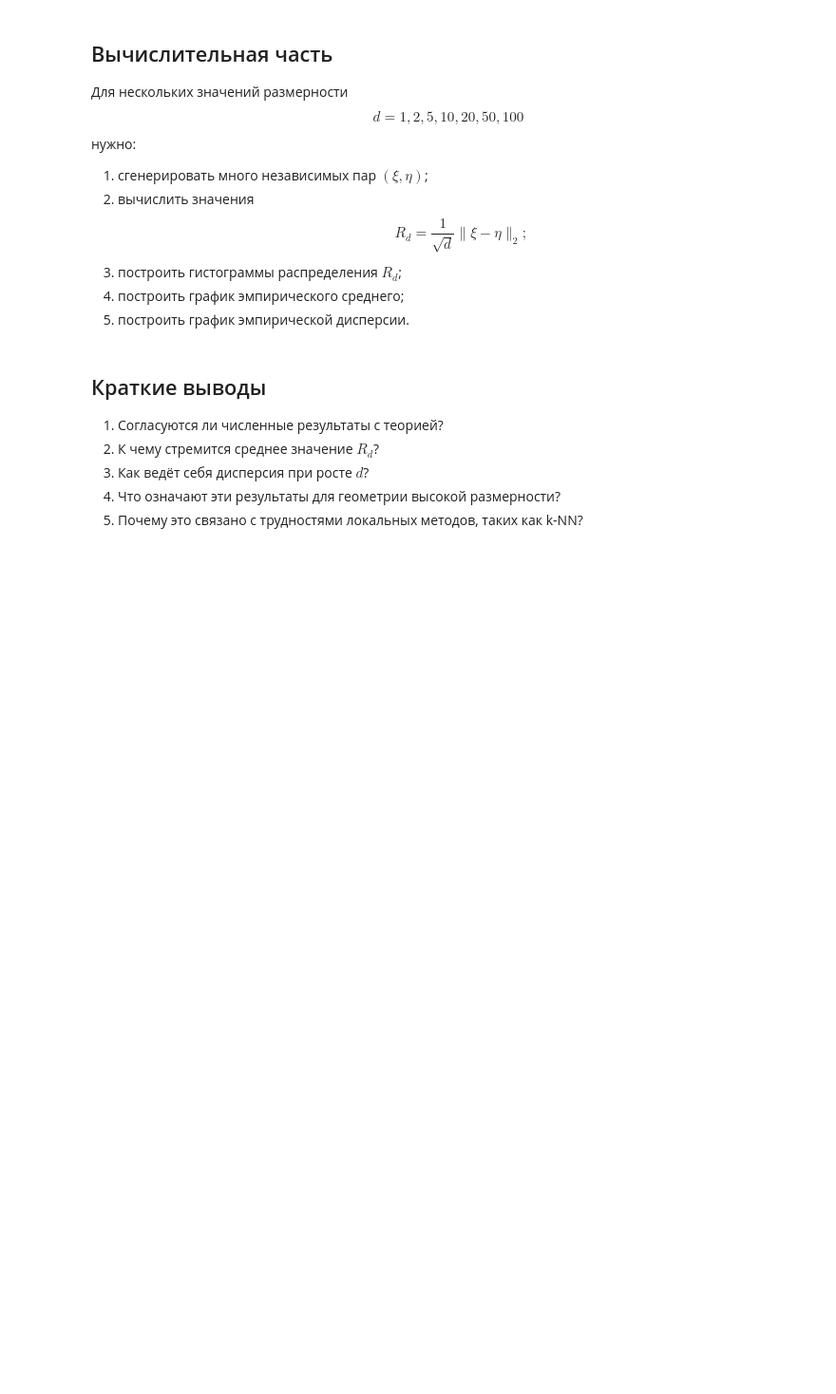
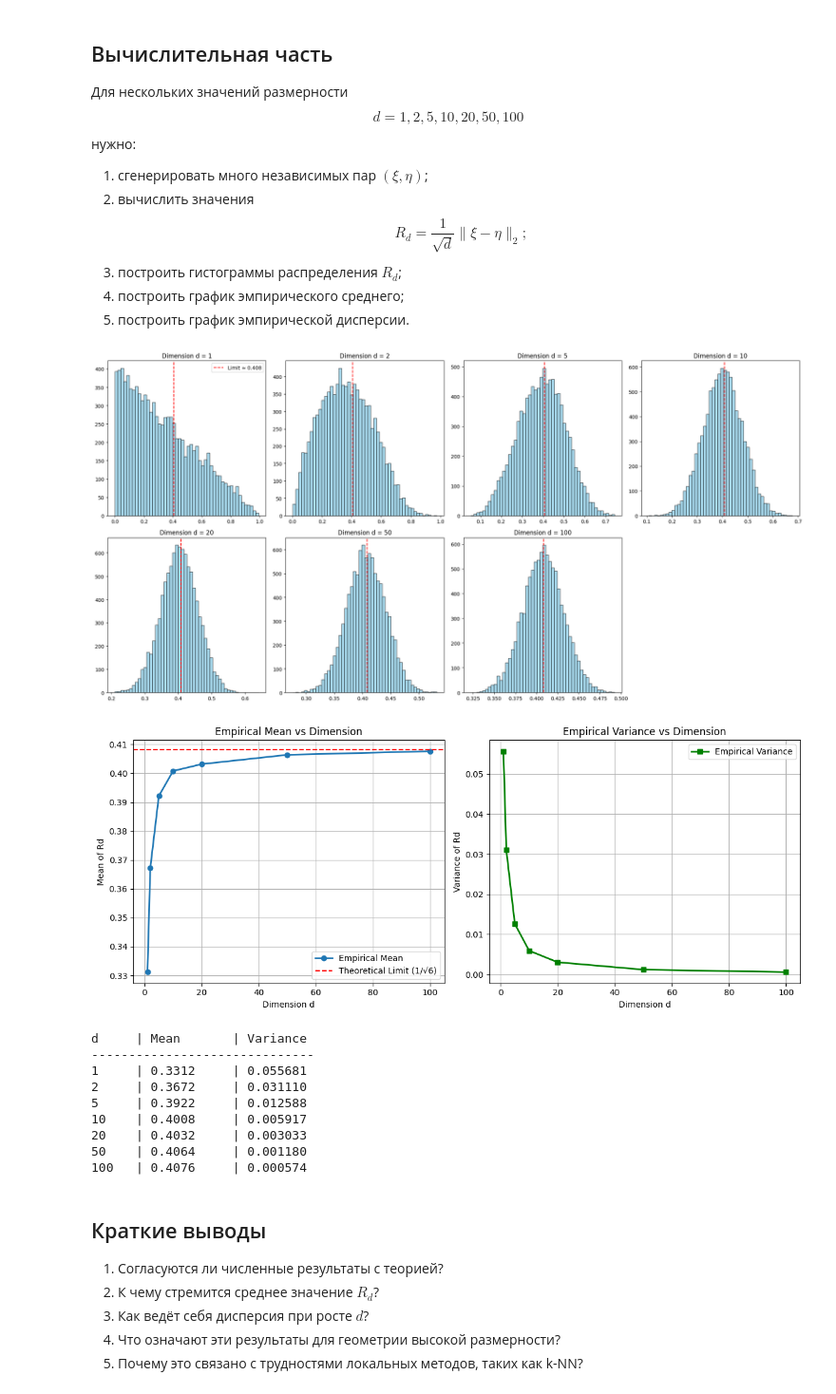
Before and after one commit to DmytryPan/ml-math-base-course, a Jupyter notebook: lab-04/Lab_4.ipynb, the cells around one changed output. Shown at 95% size. Cells and saved outputs as stored; diff of their text form; code cells hidden in the pictures; blank space fills up the shorter version.

```diff
--- a/lab-04/Lab_4.ipynb
+++ b/lab-04/Lab_4.ipynb
@@ -121,6 +121,79 @@ $$
 3. построить гистограммы распределения $R_d$;
 4. построить график эмпирического среднего;
 5. построить график эмпирической дисперсии.
+# %%
+import numpy as np
+import matplotlib.pyplot as plt
+
+dimensions = [1, 2, 5, 10, 20, 50, 100]
+n_pairs = 10000  # количество пар точек для генерации
+empirical_means = []
+empirical_vars = []
+
+fig, axes = plt.subplots(2, 4, figsize=(20, 10))
+axes = axes.flatten()
+
+for i, d in enumerate(dimensions):
+    xi = np.random.uniform(0, 1, size=(n_pairs, d))
+    eta = np.random.uniform(0, 1, size=(n_pairs, d))
+
+    l2_norms = np.linalg.norm(xi - eta, axis=1)
+    rd_values = l2_norms / np.sqrt(d)
+
+    empirical_means.append(np.mean(rd_values))
+    empirical_vars.append(np.var(rd_values))
+
+    axes[i].hist(rd_values, bins=50, color='skyblue', edgecolor='black', alpha=0.7)
+    axes[i].set_title(f"Dimension d = {d}")
+    axes[i].axvline(np.sqrt(1/6), color='red', linestyle='--', label='Limit ≈ 0.408')
+    if i == 0:
+        axes[i].legend()
+
+if len(dimensions) < len(axes):
+    fig.delaxes(axes[-1])
+
+plt.tight_layout()
+plt.show()
+
+plt.figure(figsize=(12, 5))
+
+plt.subplot(1, 2, 1)
+plt.plot(dimensions, empirical_means, 'o-', linewidth=2, label='Empirical Mean')
+plt.axhline(y=np.sqrt(1/6), color='r', linestyle='--', label='Theoretical Limit (1/√6)')
+plt.xlabel('Dimension d')
+plt.ylabel('Mean of Rd')
+plt.title('Empirical Mean vs Dimension')
+plt.grid(True)
+plt.legend()
+
+plt.subplot(1, 2, 2)
+plt.plot(dimensions, empirical_vars, 's-', color='green', linewidth=2, label='Empirical Variance')
+plt.xlabel('Dimension d')
+plt.ylabel('Variance of Rd')
+plt.title('Empirical Variance vs Dimension')
+plt.grid(True)
+plt.legend()
+
+plt.tight_layout()
+plt.show()
+
+# Печать результатов для контроля
+print(f"{'d':<5} | {'Mean':<10} | {'Variance':<10}")
+print("-" * 30)
+for d, m, v in zip(dimensions, empirical_means, empirical_vars):
+    print(f"{d:<5} | {m:<10.4f} | {v:<10.6f}")
+# %% [output]
+[figure, added]
+[figure, added]
+d     | Mean       | Variance
+------------------------------
+1     | 0.3312     | 0.055681
+2     | 0.3672     | 0.031110
+5     | 0.3922     | 0.012588
+10    | 0.4008     | 0.005917
+20    | 0.4032     | 0.003033
+50    | 0.4064     | 0.001180
+100   | 0.4076     | 0.000574
 # %% [markdown]
 ## Краткие выводы
 
```
Also changed, not shown: parts of 4 cells of this notebook.
